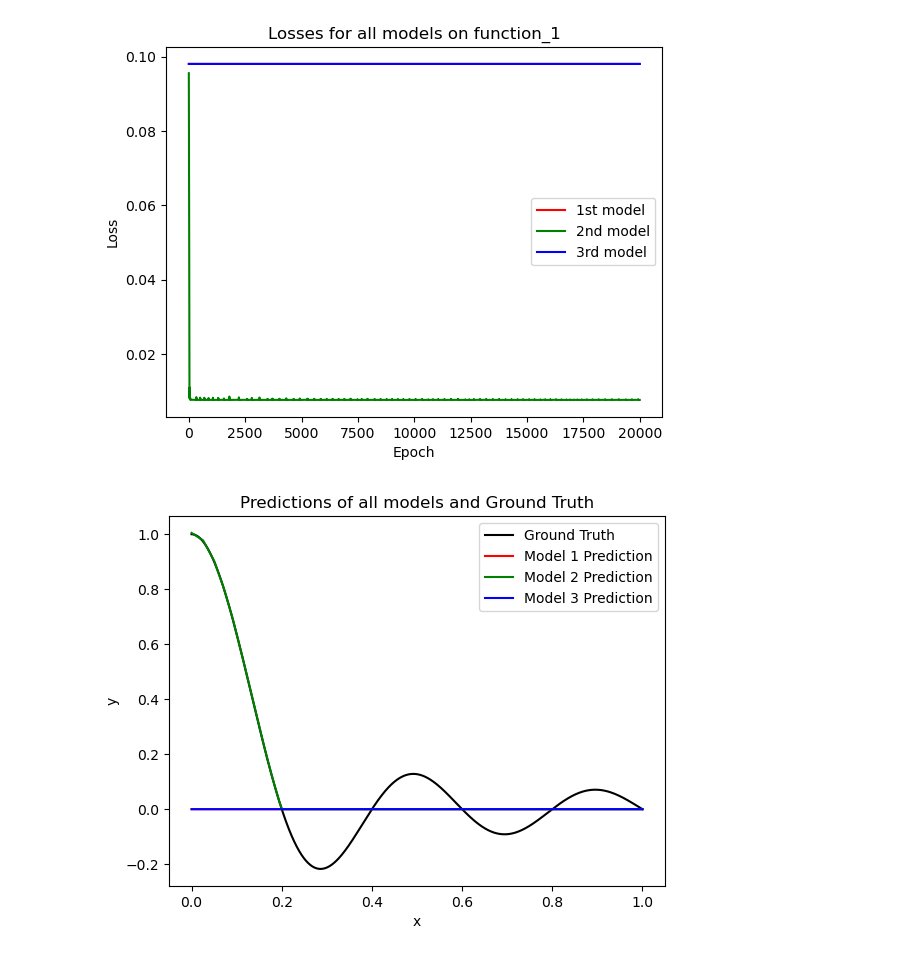
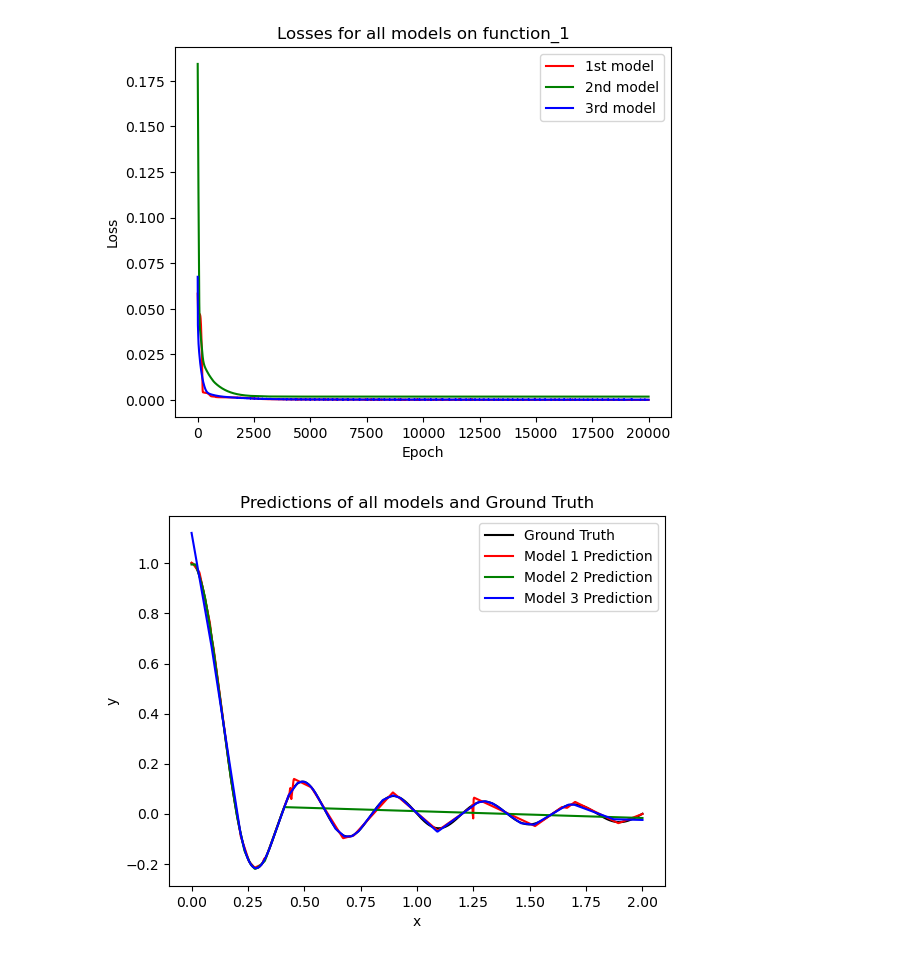
Before and after one commit to ChaoyiZh/CPSC8430, a Jupyter notebook: HW1/Problem_1.ipynb, the cells around one changed output. Saved outputs shown, nothing was run; the diff lists cells and outputs as text; code cells hidden in the pictures.

```diff
--- a/HW1/Problem_1.ipynb
+++ b/HW1/Problem_1.ipynb
@@ -28,7 +29,7 @@ class Model_1(nn.Module):
         x = torch.relu(self.fc5(x))
         x = torch.relu(self.fc6(x))
         x = torch.relu(self.fc7(x))
-        x = torch.relu(self.fc8(x))
+        x = self.fc8(x)
         return x
 
 # define the 2st model
@@ -46,7 +47,7 @@ class Model_2(nn.Module):
         x = torch.relu(self.fc2(x))
         x = torch.relu(self.fc3(x))
         x = torch.relu(self.fc4(x))
-        x = torch.relu(self.fc5(x))
+        x = self.fc5(x)
         return x
 
 # define the 3st model
@@ -58,7 +59,7 @@ class Model_3(nn.Module):
 
     def forward(self, x):
         x = torch.relu(self.fc1(x))
-        x = torch.relu(self.fc2(x))
+        x = self.fc2(x)
         return x
 # %%
 # define the 1st function
@@ -70,7 +71,7 @@ def func2(x):
     return np.sign(np.sin(5*np.pi*x))
 # %%
 # define the training data and plot
-x = np.linspace(2e-6, 1.0, 10000)
+x = np.linspace(2e-6, 2.0, 1000)
 y1 = func1(x)
 y2 = func2(x)
 
@@ -117,7 +118,7 @@ def train_model(model, x_train, y_train, epochs=100, lr=0.01):
 
         losses.append(loss.item())
 
-        if (epoch+1) % 10 == 0:
+        if (epoch+1) % 1000 == 0:
 
             print(f'Epoch [{epoch+1}/{epochs}], Loss: {loss.item():.4f}')
 
@@ -138,9 +139,9 @@ model_3_1.to(device)
 
 
 num_epochs = 20000
-losses_1_1= train_model(model_1_1, x, y1, epochs=num_epochs, lr=0.01)
-losses_2_1= train_model(model_2_1, x, y1, epochs=num_epochs, lr=0.01)
-losses_3_1 = train_model(model_3_1, x, y1, epochs=num_epochs, lr=0.01)
+losses_1_1= train_model(model_1_1, x, y1, epochs=num_epochs, lr=0.001)
+losses_2_1= train_model(model_2_1, x, y1, epochs=num_epochs, lr=0.001)
+losses_3_1 = train_model(model_3_1, x, y1, epochs=num_epochs, lr=0.001)
 
 
 plt.plot(losses_1_1, label='1st model', color = "r")
@@ -188,6 +189,6 @@ Epoch [20000/20000], Loss: 0.0980
 Finished Training
-[figure, old version]
+[figure, new version]
-[figure, old version]
+[figure, new version]
 # %%
 # train the models on function 2
 
```
Also changed, not shown: parts of 13 cells of this notebook, 2 other files.
